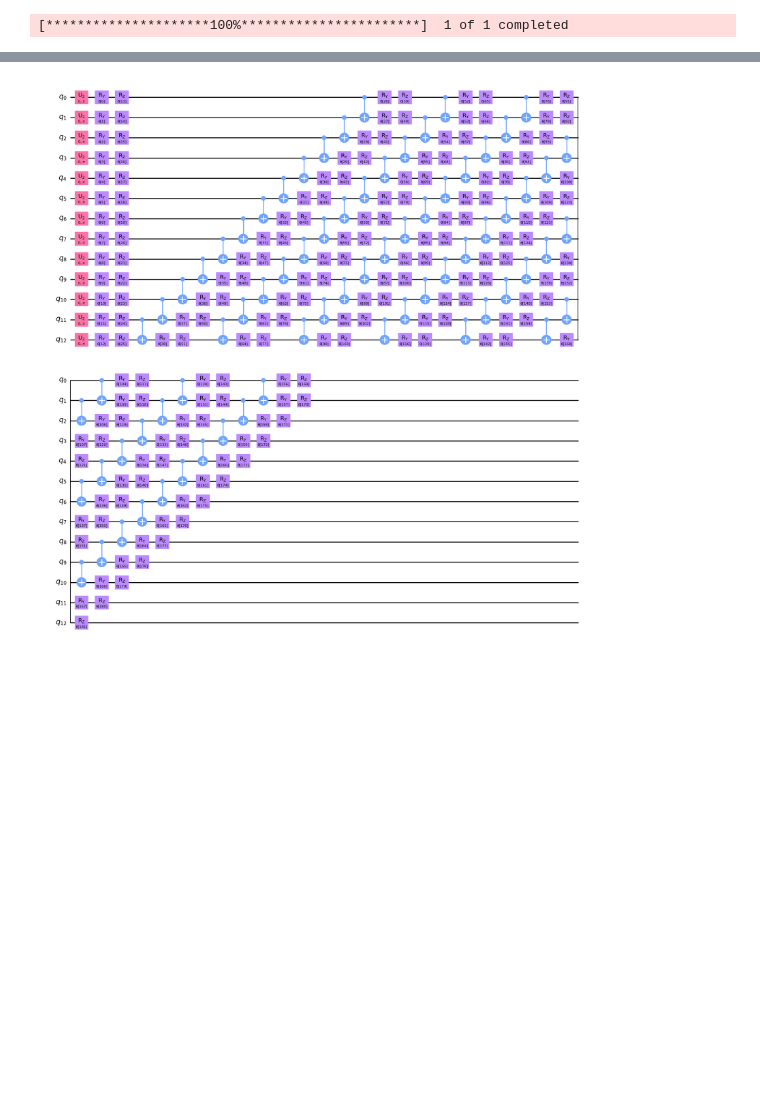
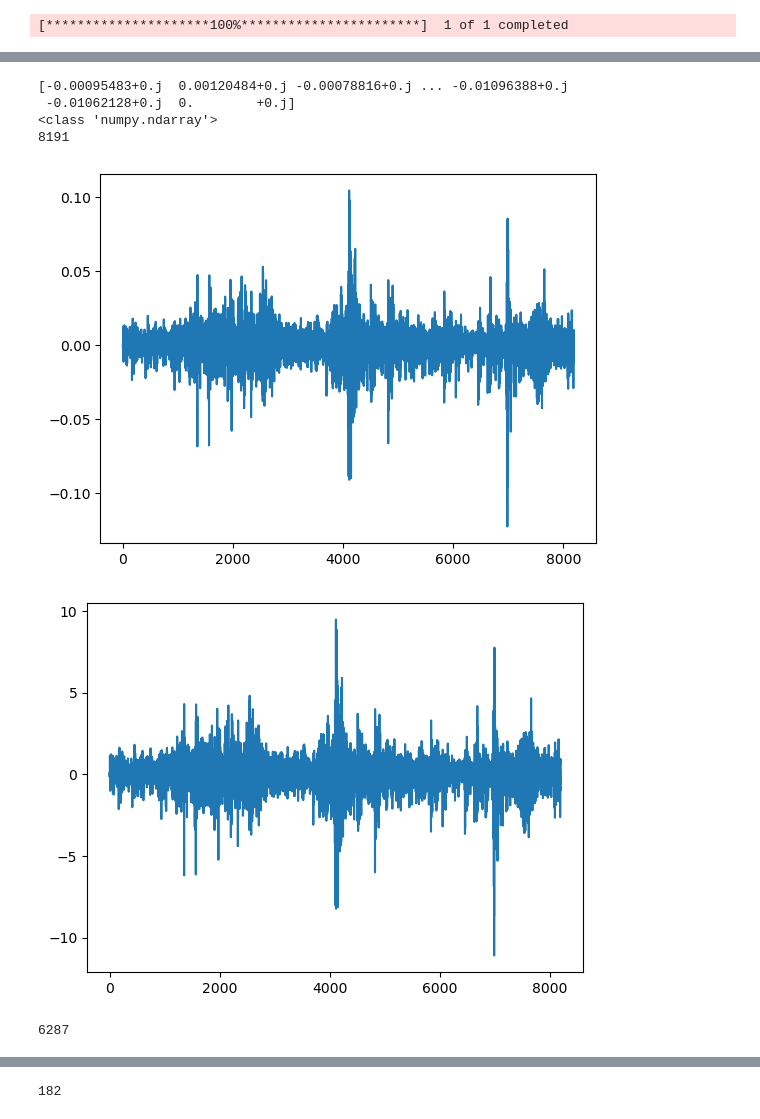
Before and after one commit to aidegare/QGAN, a Jupyter notebook: W_QGAN.ipynb, the cells around one changed output, grey strips where cells are left out. Cells and saved outputs as stored; diff of their text form; code cells hidden in the pictures; blank space fills up the shorter version.

```diff
--- a/W_QGAN.ipynb
+++ b/W_QGAN.ipynb
@@ -33,4 +31,13 @@ state = amplitude_enc(x)
 print(state)
 data_im = state.numpy().tolist()
 data = np.real(data_im)
+print(type(data))
+print(len(training_data))
+plt.plot(data)
+plt.show()
+plt.plot(training_data)
+plt.show()
+truncated_data_np = data[:6287]
+plt.plot(truncated_data_np)
+print(len(truncated_data_np))
 # %% [output]
@@ -38,0 +61,7 @@ data = np.real(data_im)
+[-0.00095483+0.j  0.00120484+0.j -0.00078816+0.j ... -0.01096388+0.j
+ -0.01062128+0.j  0.        +0.j]
+<class 'numpy.ndarray'>
+8191
+[figure, added]
+[figure, added]
+6287
@@ -48,9 +78,9 @@ qc.h(qc.qubits)
 ansatz = EfficientSU2(qubits, reps=6)
 qc.compose(ansatz, inplace=True)
 qc.decompose().draw(output="mpl", style="clifford")
-#qc.num_parameters
+qc.num_parameters
 # %% [output]
-[figure, removed]
+182
 # %%
 from qiskit.primitives import StatevectorSampler as Sampler
 
```
Also changed, not shown: parts of 7 cells of this notebook.
